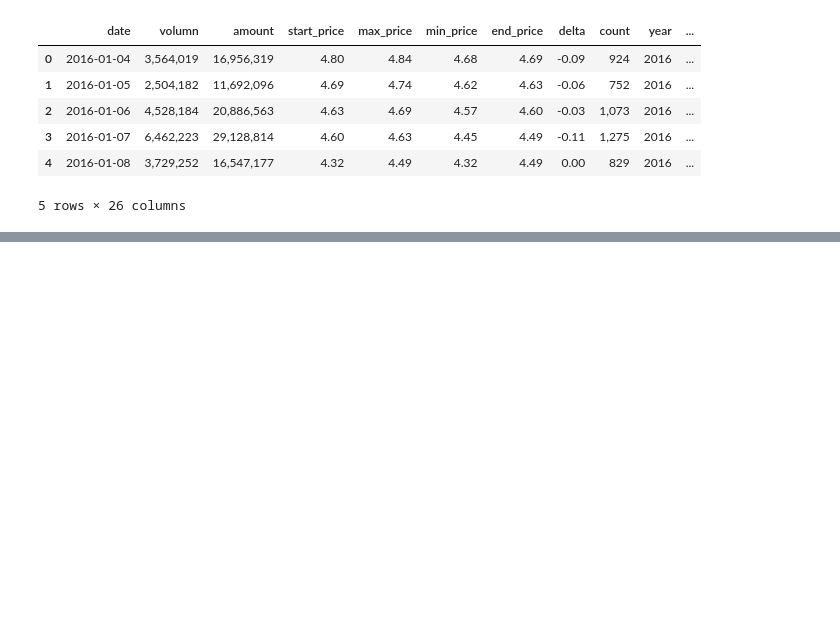
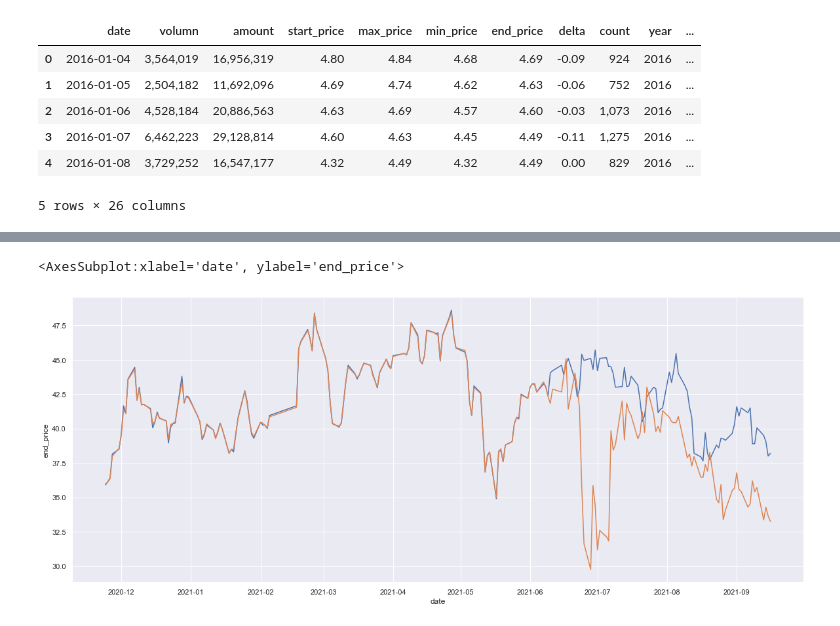
Before and after one commit to LouisLuo1115/StockSelector, a Jupyter notebook: data/exploration/2337_prediction.ipynb, the cells around one changed output, grey strips where cells are left out. Saved outputs shown, nothing was run; the diff lists cells and outputs as text; code cells hidden in the pictures; blank space fills up the shorter version.

```diff
--- a/data/exploration/2337_prediction.ipynb
+++ b/data/exploration/2337_prediction.ipynb
@@ -111,0 +173,7 @@ df.head()
+# %%
+sns.set(rc={'figure.figsize':(20, 8)})
+sns.lineplot(data=df[-200:], x="date", y="end_price")
+sns.lineplot(data=df[-200:], x="date", y="predict")
+# %% [output]
+<AxesSubplot:xlabel='date', ylabel='end_price'>
+[figure, added]
```
Also changed, not shown: parts of 11 cells of this notebook.
